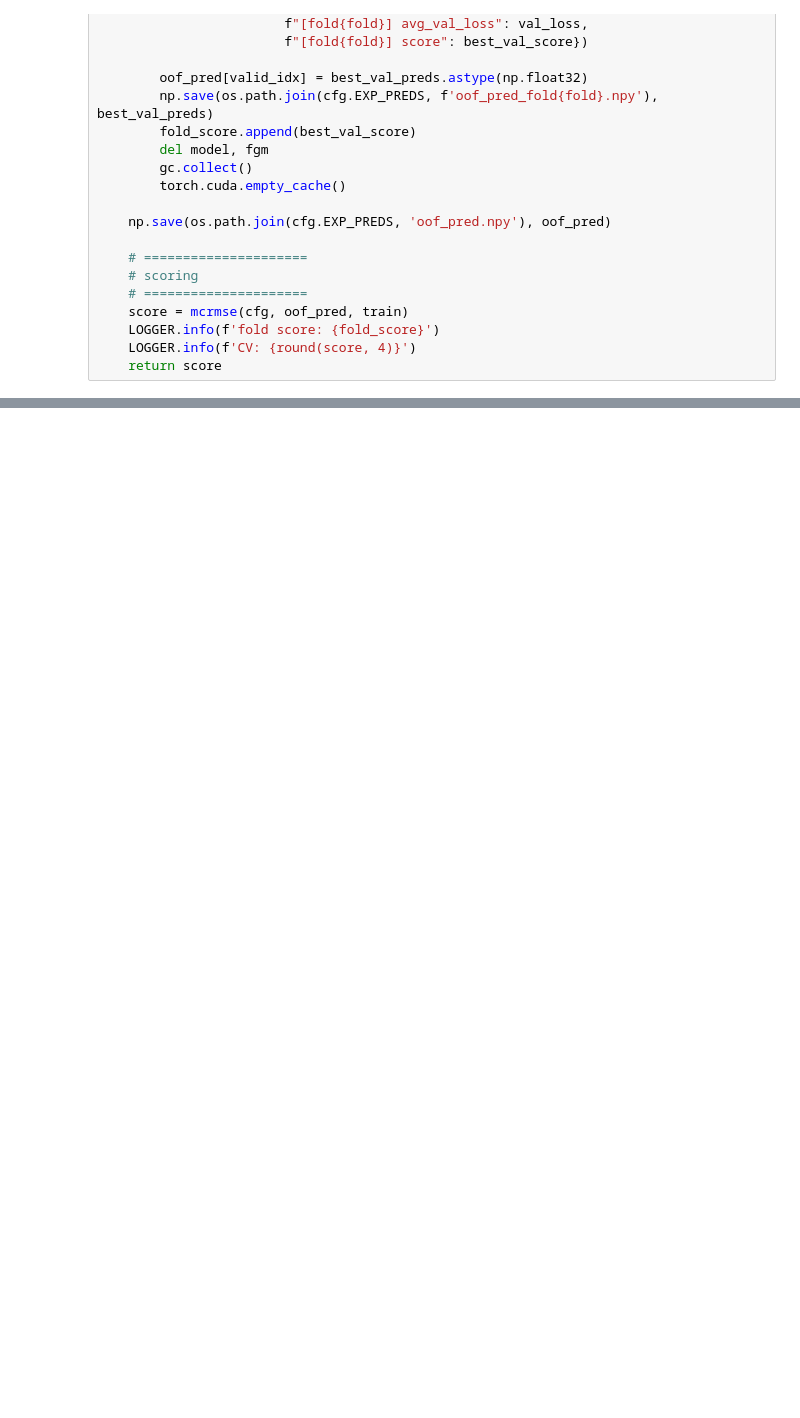
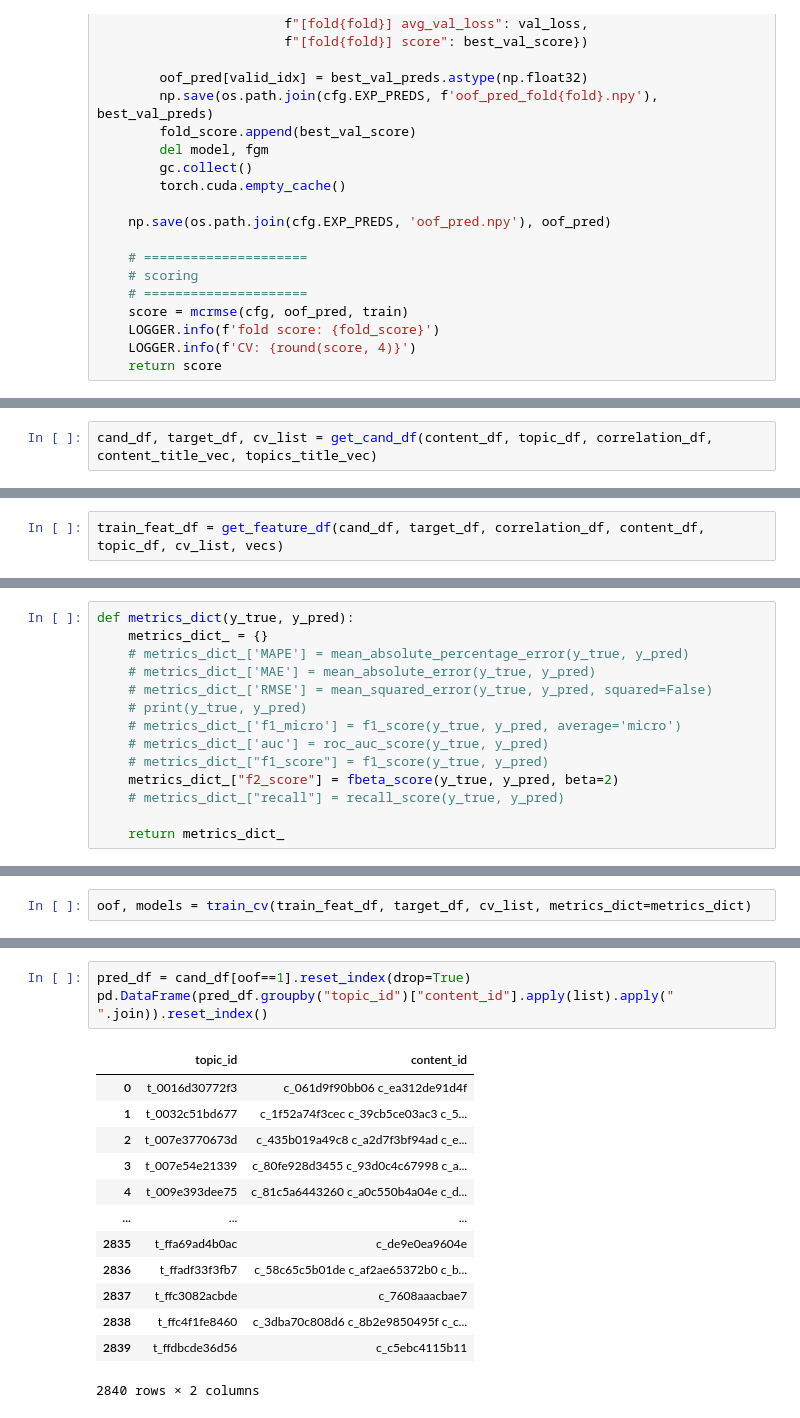
Before and after one commit to shu421/Kaggle_Learning_Equality_Curriculum_Recommendations, a Jupyter notebook: main/exp002.ipynb, the cells around one changed output, grey strips where cells are left out. Drawn from its saved outputs; the diff is of its cells as text; blank space fills up the shorter version.

```diff
--- a/main/exp002.ipynb
+++ b/main/exp002.ipynb
@@ -1142,0 +1452,2 @@ topics_df
+# %%
+cand_df, target_df, cv_list = get_cand_df(content_df, topic_df, correlation_df, content_title_vec, topics_title_vec)
@@ -1142,0 +1457,2 @@ topics_df
+# %%
+train_feat_df = get_feature_df(cand_df, target_df, correlation_df, content_df, topic_df, cv_list, vecs)
@@ -1142,0 +1468,14 @@ topics_df
+# %%
+def metrics_dict(y_true, y_pred):
+    metrics_dict_ = {}
+    # metrics_dict_['MAPE'] = mean_absolute_percentage_error(y_true, y_pred)
+    # metrics_dict_['MAE'] = mean_absolute_error(y_true, y_pred)
+    # metrics_dict_['RMSE'] = mean_squared_error(y_true, y_pred, squared=False)
+    # print(y_true, y_pred)
+    # metrics_dict_['f1_micro'] = f1_score(y_true, y_pred, average='micro')
+    # metrics_dict_['auc'] = roc_auc_score(y_true, y_pred)
+    # metrics_dict_["f1_score"] = f1_score(y_true, y_pred)
+    metrics_dict_["f2_score"] = fbeta_score(y_true, y_pred, beta=2)
+    # metrics_dict_["recall"] = recall_score(y_true, y_pred)
+
+    return metrics_dict_
@@ -1142,0 +1535,2 @@ topics_df
+# %%
+oof, models = train_cv(train_feat_df, target_df, cv_list, metrics_dict=metrics_dict)
@@ -1142,0 +1555,17 @@ topics_df
+# %%
+pred_df = cand_df[oof==1].reset_index(drop=True)
+pd.DataFrame(pred_df.groupby("topic_id")["content_id"].apply(list).apply(" ".join)).reset_index()
+# %% [output]
+|  | topic_id | content_id |
+| 0 | t_0016d30772f3 | c_061d9f90bb06 c_ea312de91d4f |
+| 1 | t_0032c51bd677 | c_1f52a74f3cec c_39cb5ce03ac3 c_5... |
+| 2 | t_007e3770673d | c_435b019a49c8 c_a2d7f3bf94ad c_e... |
+| 3 | t_007e54e21339 | c_80fe928d3455 c_93d0c4c67998 c_a... |
+| 4 | t_009e393dee75 | c_81c5a6443260 c_a0c550b4a04e c_d... |
+| ... | ... | ... |
+| 2835 | t_ffa69ad4b0ac | c_de9e0ea9604e |
+| 2836 | t_ffadf33f3fb7 | c_58c65c5b01de c_af2ae65372b0 c_b... |
+| 2837 | t_ffc3082acbde | c_7608aaacbae7 |
+| 2838 | t_ffc4f1fe8460 | c_3dba70c808d6 c_8b2e9850495f c_c... |
+| 2839 | t_ffdbcde36d56 | c_c5ebc4115b11 |
+2840 rows × 2 columns
```
Also changed, not shown: parts of 31 cells of this notebook.
